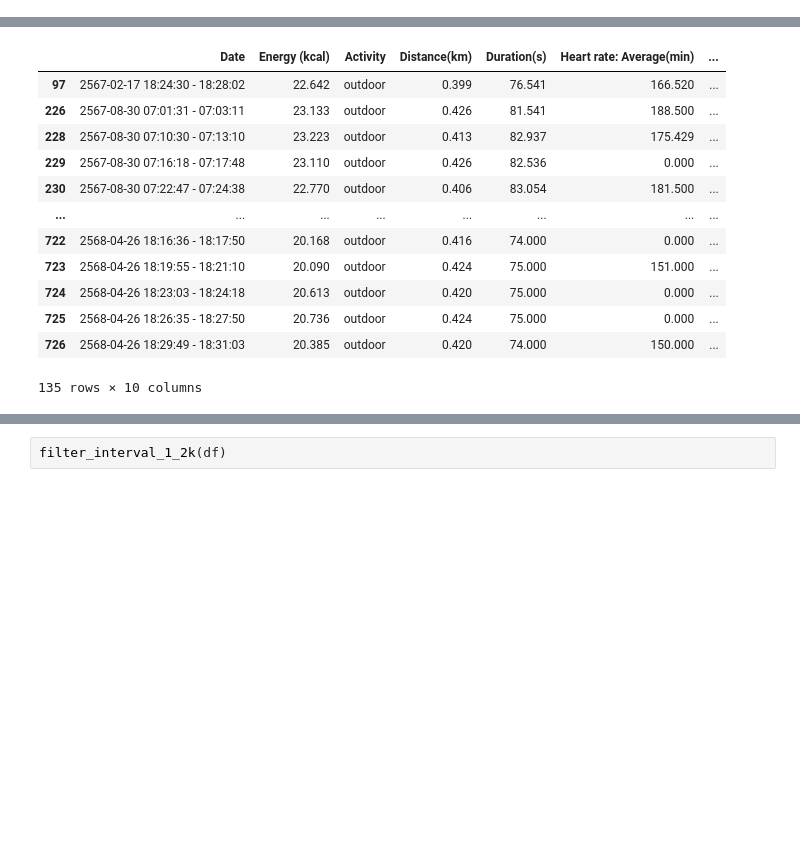
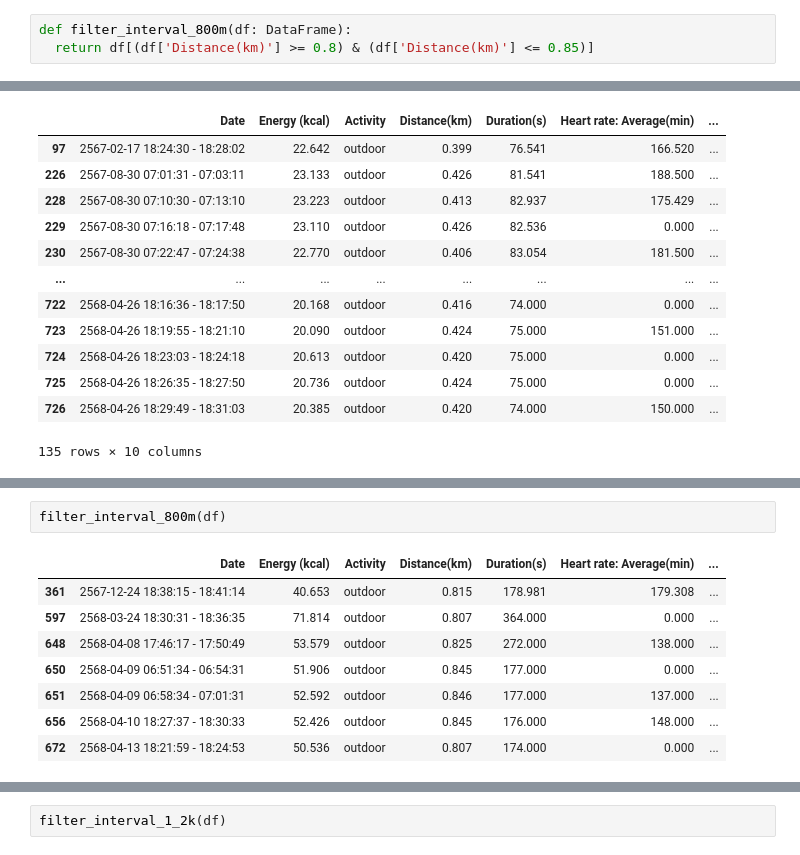
Before and after one commit to JFKongphop/running-analysis, a Jupyter notebook: index.ipynb, the cells around one changed output, grey strips where cells are left out. Saved outputs shown, nothing was run; the diff lists cells and outputs as text; blank space fills up the shorter version.

```diff
--- a/index.ipynb
+++ b/index.ipynb
@@ -62,3 +65,6 @@ def filter_interval_400m(df: DataFrame):
+# %%
+def filter_interval_800m(df: DataFrame):
+  return df[(df['Distance(km)'] >= 0.8) & (df['Distance(km)'] <= 0.85)]
 # %%
 def filter_interval_1k(df: DataFrame):
   return df[(df['Distance(km)'] >= 1) & (df['Distance(km)'] <= 1.1)]
@@ -215 +232,12 @@ filter_interval_400m(df)
+# %%
+filter_interval_800m(df)
+# %% [output]
+|  | Date | Energy (kcal) | Activity | Distance(km) | Duration(s) | Heart rate: Average(min) | ... |
+| 361 | 2567-12-24 18:38:15 - 18:41:14 | 40.653 | outdoor | 0.815 | 178.981 | 179.308 | ... |
+| 597 | 2568-03-24 18:30:31 - 18:36:35 | 71.814 | outdoor | 0.807 | 364.000 | 0.000 | ... |
+| 648 | 2568-04-08 17:46:17 - 17:50:49 | 53.579 | outdoor | 0.825 | 272.000 | 138.000 | ... |
+| 650 | 2568-04-09 06:51:34 - 06:54:31 | 51.906 | outdoor | 0.845 | 177.000 | 0.000 | ... |
+| 651 | 2568-04-09 06:58:34 - 07:01:31 | 52.592 | outdoor | 0.846 | 177.000 | 137.000 | ... |
+| 656 | 2568-04-10 18:27:37 - 18:30:33 | 52.426 | outdoor | 0.845 | 176.000 | 148.000 | ... |
+| 672 | 2568-04-13 18:21:59 - 18:24:53 | 50.536 | outdoor | 0.807 | 174.000 | 0.000 | ... |
 # %%
```
Also changed, not shown: parts of 3 cells of this notebook.
